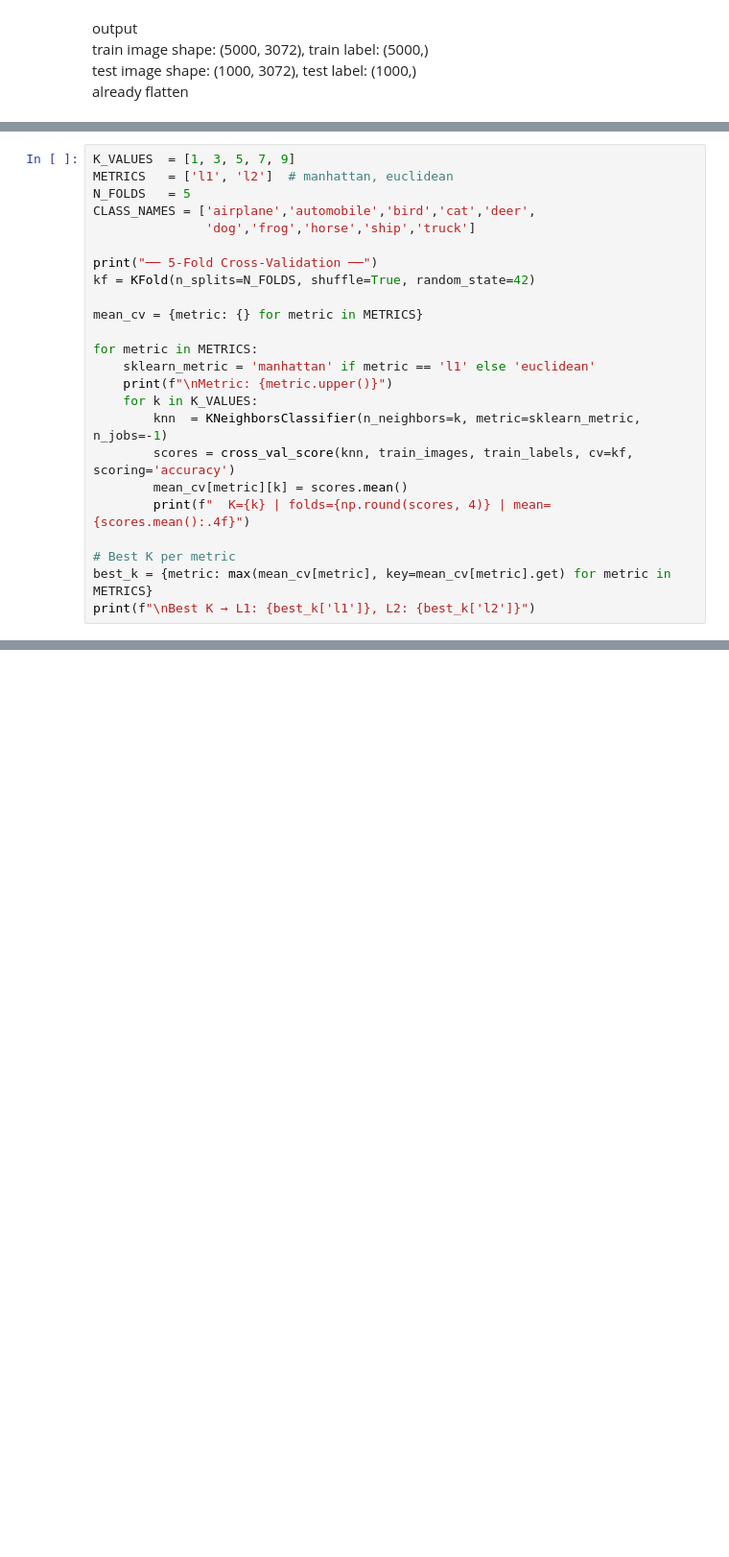
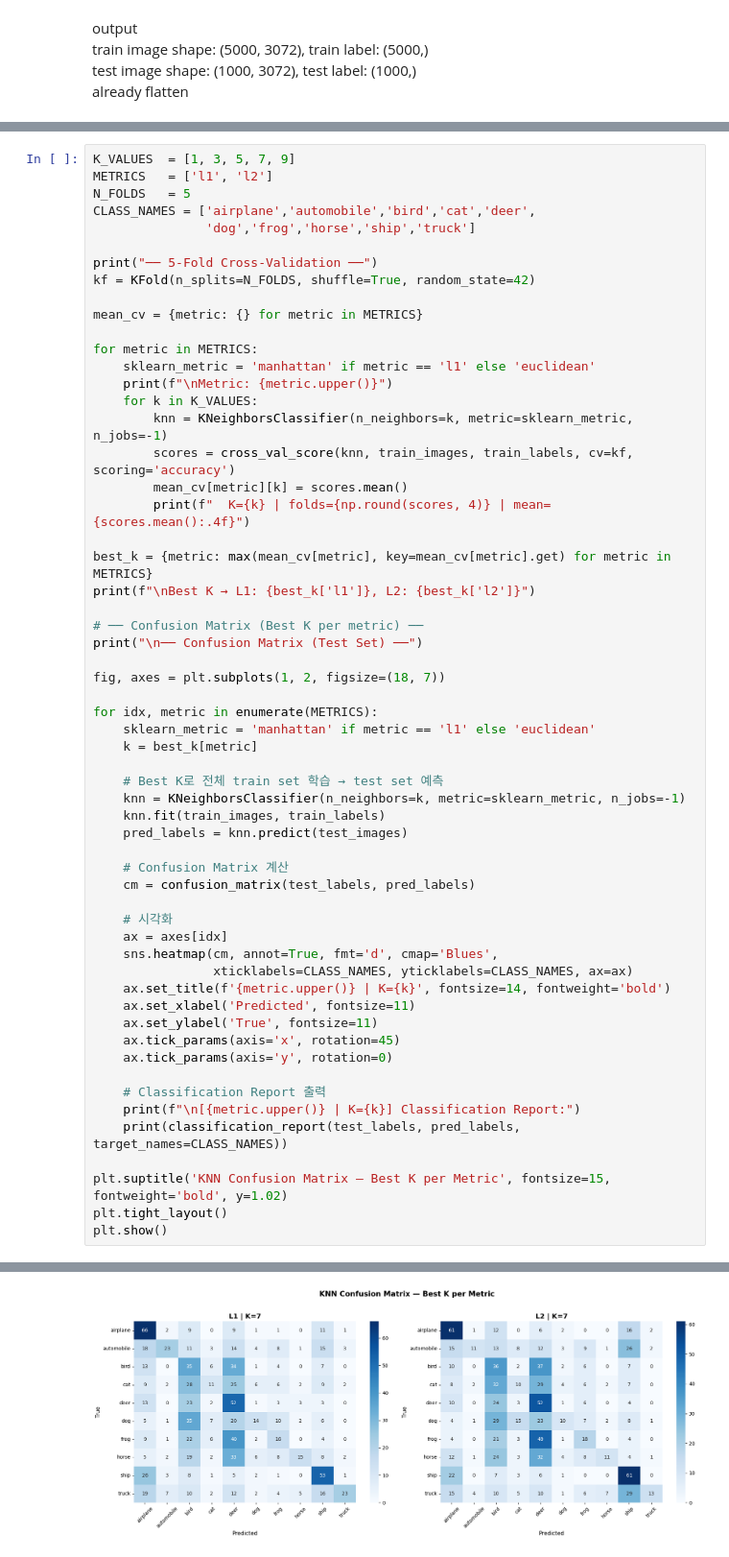
Before and after one commit to Johyeonwoooooooo/26-01-CG-assignment, a Jupyter notebook: assignment/5th_KNN.ipynb, the cells around one changed output, grey strips where cells are left out. Shown at 96% size. Cells and saved outputs as stored; diff of their text form; blank space fills up the shorter version.

Commit message:
5th KNN : adding confusion matrix

```diff
--- a/assignment/5th_KNN.ipynb
+++ b/assignment/5th_KNN.ipynb
@@ -109,7 +109,7 @@ from sklearn.metrics import accuracy_score, confusion_matrix
 from sklearn.model_selection import cross_val_score, KFold
 # %%
 K_VALUES  = [1, 3, 5, 7, 9]
-METRICS   = ['l1', 'l2']  # manhattan, euclidean
+METRICS   = ['l1', 'l2']
 N_FOLDS   = 5
 CLASS_NAMES = ['airplane','automobile','bird','cat','deer',
                'dog','frog','horse','ship','truck']
@@ -123,14 +123,48 @@ for metric in METRICS:
     sklearn_metric = 'manhattan' if metric == 'l1' else 'euclidean'
     print(f"\nMetric: {metric.upper()}")
     for k in K_VALUES:
-        knn  = KNeighborsClassifier(n_neighbors=k, metric=sklearn_metric, n_jobs=-1)
+        knn = KNeighborsClassifier(n_neighbors=k, metric=sklearn_metric, n_jobs=-1)
         scores = cross_val_score(knn, train_images, train_labels, cv=kf, scoring='accuracy')
         mean_cv[metric][k] = scores.mean()
         print(f"  K={k} | folds={np.round(scores, 4)} | mean={scores.mean():.4f}")
 
-# Best K per metric
 best_k = {metric: max(mean_cv[metric], key=mean_cv[metric].get) for metric in METRICS}
 print(f"\nBest K → L1: {best_k['l1']}, L2: {best_k['l2']}")
+
+# ── Confusion Matrix (Best K per metric) ──
+print("\n── Confusion Matrix (Test Set) ──")
+
+fig, axes = plt.subplots(1, 2, figsize=(18, 7))
+
+for idx, metric in enumerate(METRICS):
+    sklearn_metric = 'manhattan' if metric == 'l1' else 'euclidean'
+    k = best_k[metric]
+
+    # Best K로 전체 train set 학습 → test set 예측
+    knn = KNeighborsClassifier(n_neighbors=k, metric=sklearn_metric, n_jobs=-1)
+    knn.fit(train_images, train_labels)
+    pred_labels = knn.predict(test_images)
+
+    # Confusion Matrix 계산
+    cm = confusion_matrix(test_labels, pred_labels)
+
+    # 시각화
+    ax = axes[idx]
+    sns.heatmap(cm, annot=True, fmt='d', cmap='Blues',
+                xticklabels=CLASS_NAMES, yticklabels=CLASS_NAMES, ax=ax)
+    ax.set_title(f'{metric.upper()} | K={k}', fontsize=14, fontweight='bold')
+    ax.set_xlabel('Predicted', fontsize=11)
+    ax.set_ylabel('True', fontsize=11)
+    ax.tick_params(axis='x', rotation=45)
+    ax.tick_params(axis='y', rotation=0)
+
+    # Classification Report 출력
+    print(f"\n[{metric.upper()} | K={k}] Classification Report:")
+    print(classification_report(test_labels, pred_labels, target_names=CLASS_NAMES))
+
+plt.suptitle('KNN Confusion Matrix — Best K per Metric', fontsize=15, fontweight='bold', y=1.02)
+plt.tight_layout()
+plt.show()
 # %% [output]
 ── 5-Fold Cross-Validation ──
 
@@ -152 +186,2 @@ Best K → L1: 7, L2: 7
+[figure, added]
 # %%
```
Also changed, not shown: parts of 3 cells of this notebook.
